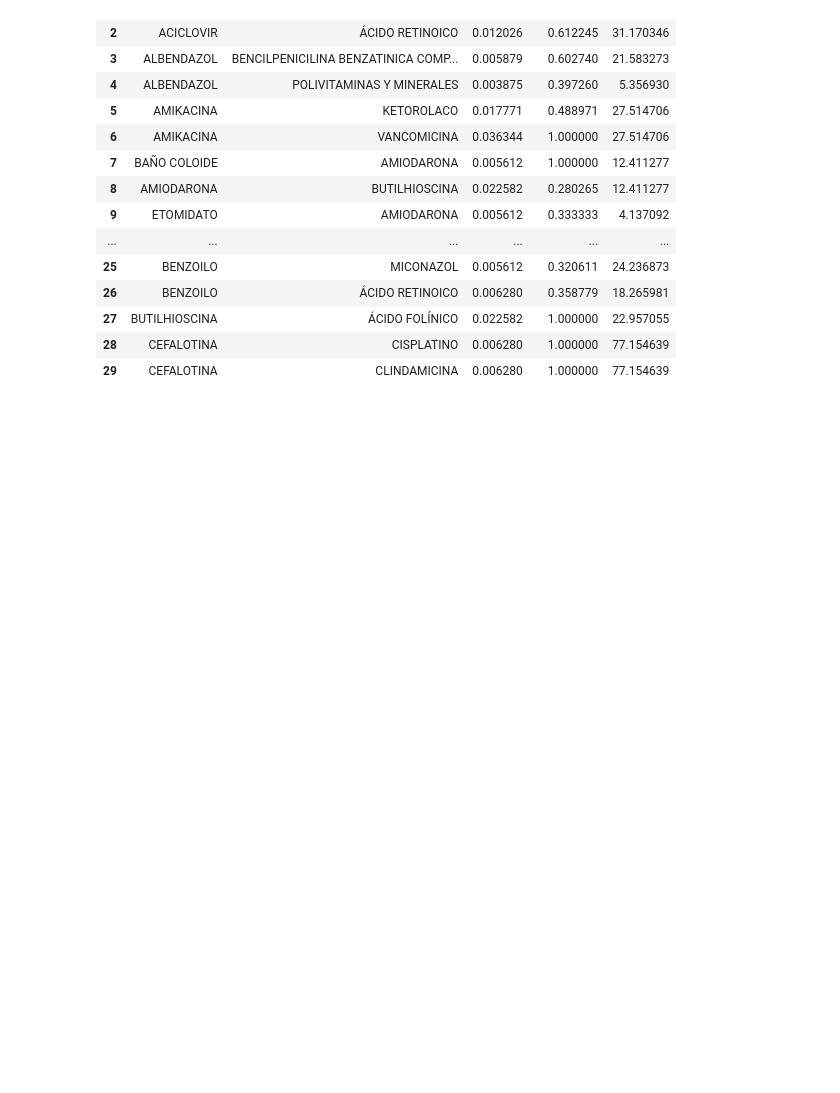
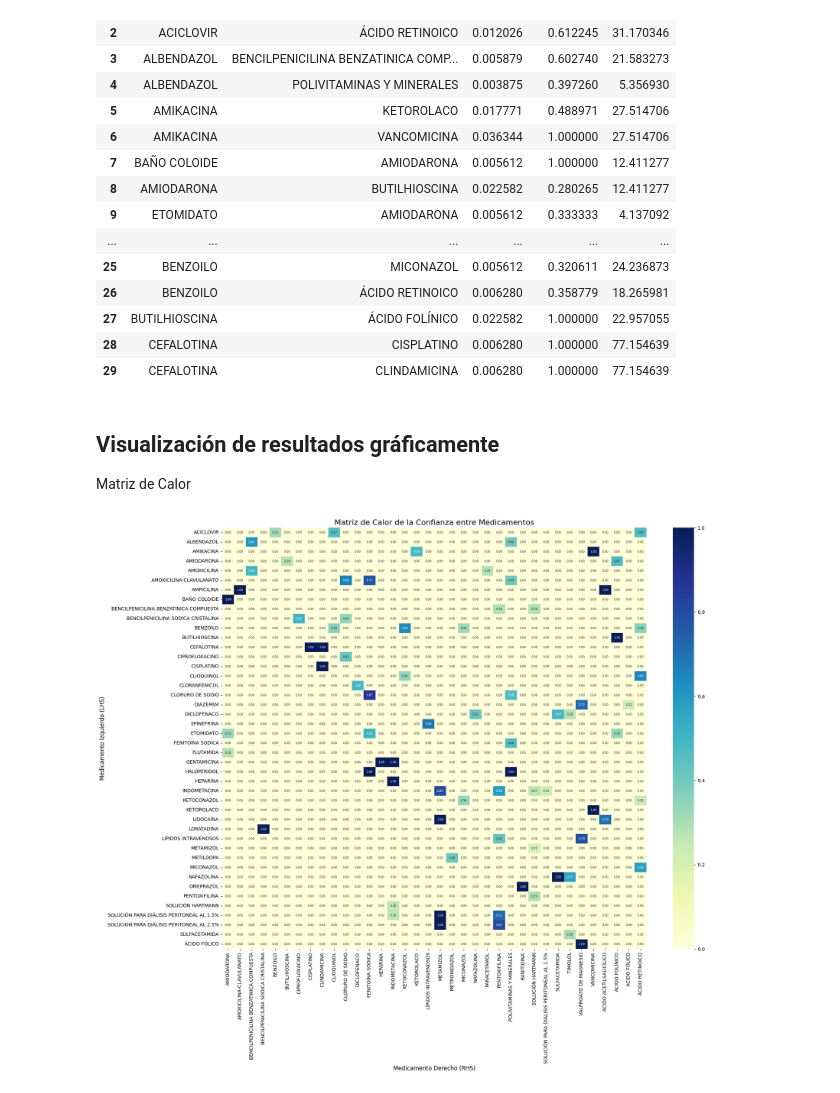
Before and after one commit to Yenreh/LabApyoriDataScience, a Jupyter notebook: Notebook.ipynb, the cells around one changed output. Drawn from its saved outputs; the diff is of its cells as text; code cells hidden in the pictures; blank space fills up the shorter version.

Commit message:
gráficos

```diff
--- a/Notebook.ipynb
+++ b/Notebook.ipynb
@@ -111,3 +118,6 @@ output_DataFrame.head(30)
 | 27 | BUTILHIOSCINA | ÁCIDO FOLÍNICO | 0.022582 | 1.000000 | 22.957055 |
 | 28 | CEFALOTINA | CISPLATINO | 0.006280 | 1.000000 | 77.154639 |
 | 29 | CEFALOTINA | CLINDAMICINA | 0.006280 | 1.000000 | 77.154639 |
+# %% [markdown]
+## Visualización de resultados gráficamente
+Matriz de Calor
@@ -113,0 +127,23 @@ output_DataFrame.head(30)
+# %%
+# Agrupar por LHS y RHS y calcular la confianza media
+unique_rules = output_DataFrame.groupby(
+    ['Left_Hand_Side', 'Right_Hand_Side']
+).agg({'Confidence': 'mean'}).reset_index()
+
+# Pivotear el DataFrame
+heatmap_data = unique_rules.pivot(
+    index='Left_Hand_Side',
+    columns='Right_Hand_Side',
+    values='Confidence'
+).fillna(0)
+
+# Crear la matriz de calor
+plt.figure(figsize=(20, 16))  # Aumentar tamaño del gráfico
+sns.heatmap(heatmap_data, annot=True, cmap="YlGnBu", fmt=".2f", annot_kws={"size": 6})  # Reducir tamaño de las anotaciones
+plt.title("Matriz de Calor de la Confianza entre Medicamentos", fontsize=16)
+plt.ylabel("Medicamento Izquierdo (LHS)", fontsize=12)
+plt.xlabel("Medicamento Derecho (RHS)", fontsize=12)
+plt.savefig("matriz_calor.png", dpi=300, bbox_inches='tight')  # Guardar imagen
+plt.show()
+# %% [output]
+[figure, added]
```
Also changed, not shown: parts of 15 cells of this notebook, 3 other files.
